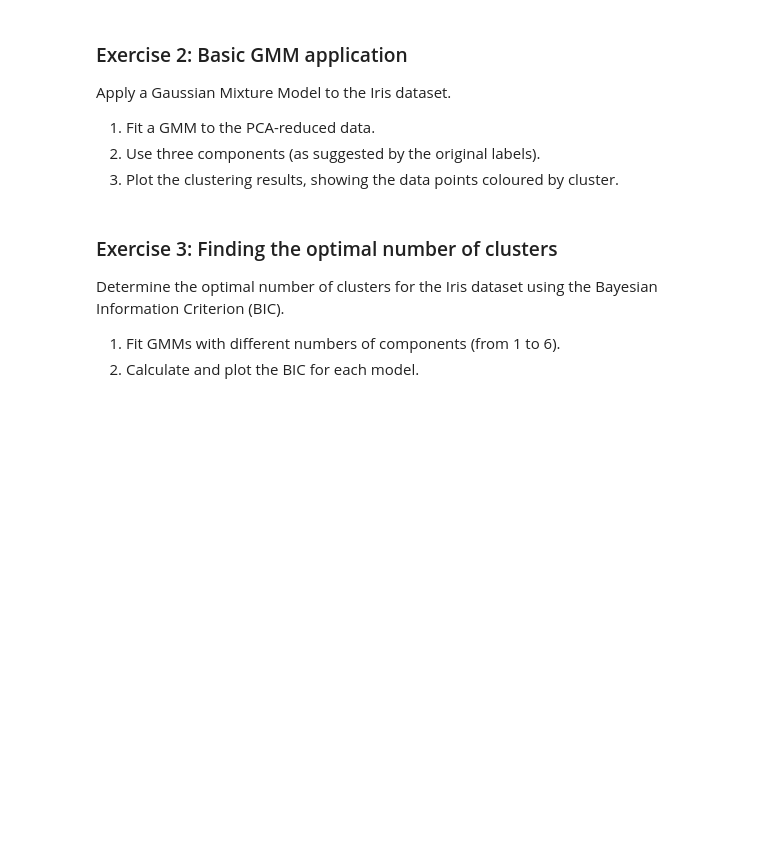
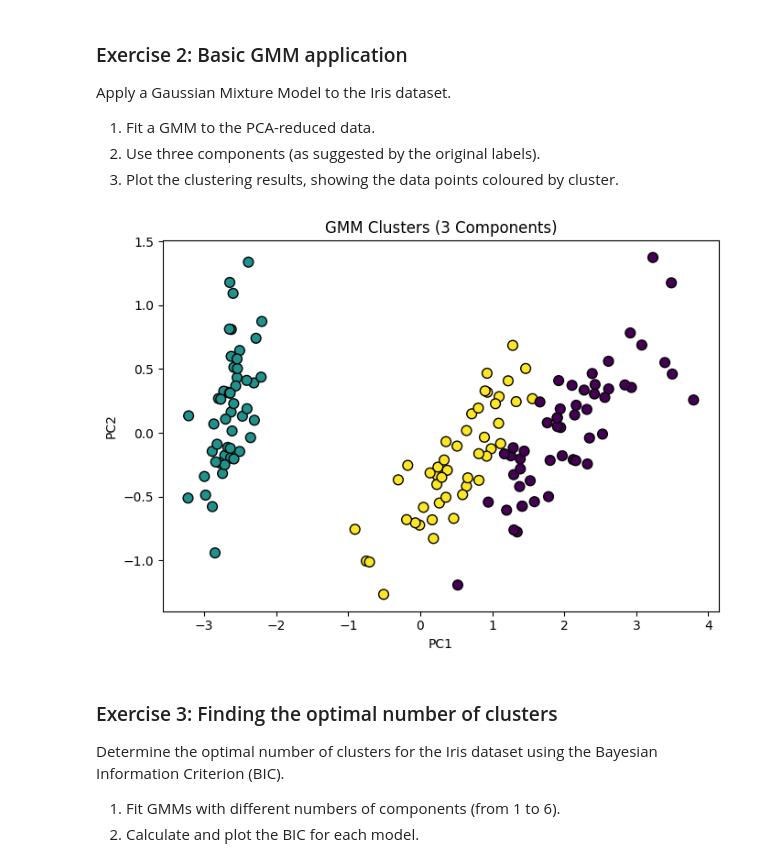
Before and after one commit to WangilaPrish/python_machine_learning, a Jupyter notebook: NLP MODULE/Gaussian_mixture_models_exercise.ipynb, the cells around one changed output. Saved outputs shown, nothing was run; the diff lists cells and outputs as text; code cells hidden in the pictures; blank space fills up the shorter version.

```diff
--- a/NLP MODULE/Gaussian_mixture_models_exercise.ipynb
+++ b/NLP MODULE/Gaussian_mixture_models_exercise.ipynb
@@ -59,7 +59,24 @@ Apply a Gaussian Mixture Model to the Iris dataset.
   2. Use three components (as suggested by the original labels).
   3. Plot the clustering results, showing the data points coloured by cluster.
 # %%
-# insert code here
+import matplotlib.pyplot as plt
+from sklearn.mixture import GaussianMixture
+
+# Fit GMM with three components
+gmm = GaussianMixture(n_components=3, random_state=42)
+gmm.fit(X_pca)
+clusters = gmm.predict(X_pca)
+
+# Plot clustering results
+plt.figure(figsize=(7, 5))
+plt.scatter(X_pca[:, 0], X_pca[:, 1], c=clusters, cmap="viridis", edgecolor="k", s=60)
+plt.xlabel("PC1")
+plt.ylabel("PC2")
+plt.title("GMM Clusters (3 Components)")
+plt.tight_layout()
+plt.show()
+# %% [output]
+[figure, added]
 # %% [markdown]
 ### Exercise 3: Finding the optimal number of clusters
 
```
